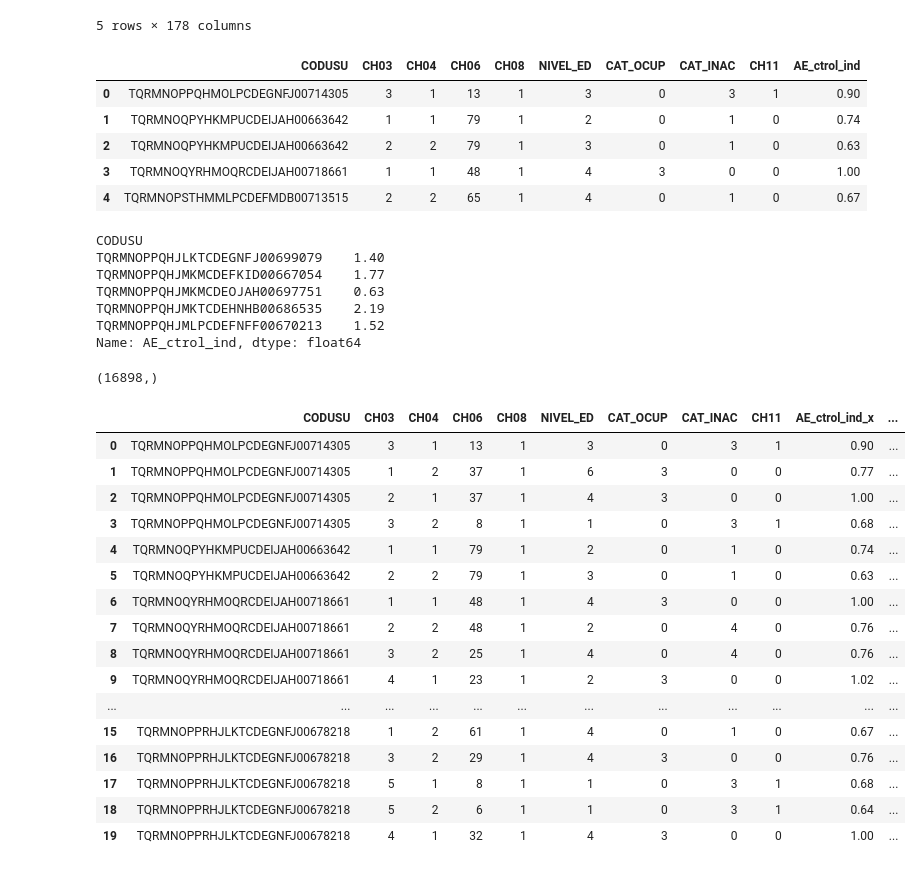
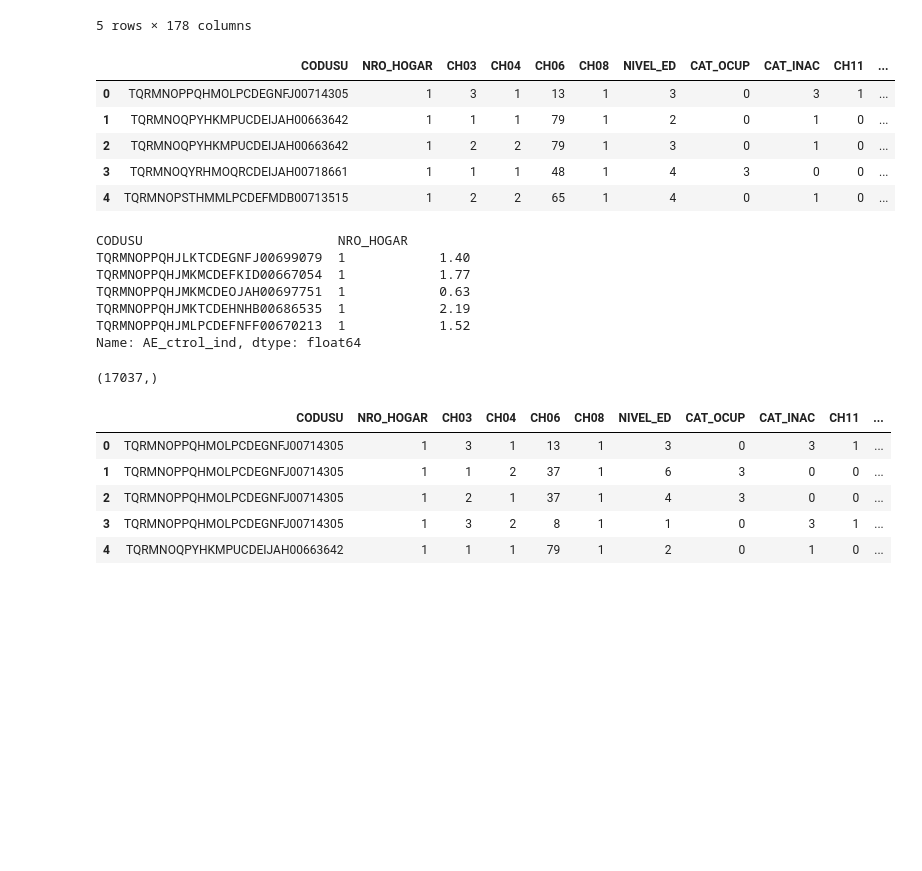
Before and after one commit to practigol/trabajo_final, a Jupyter notebook: crear_dataset.ipynb, the cells around one changed output. Saved outputs shown, nothing was run; the diff lists cells and outputs as text; code cells hidden in the pictures; blank space fills up the shorter version.

```diff
--- a/crear_dataset.ipynb
+++ b/crear_dataset.ipynb
@@ -78,15 +84,17 @@ df_individual.head()
 | 4 | TQRMNOPSTHMMLPCDEFMDB00713515 | 2021 | 4 | 1 | 2 | 1 | 43 | N | 6 | 87 | ... |
 5 rows × 178 columns
 # %%
-df_personas = df_individual[['CODUSU','CH03','CH04','CH06','CH08','NIVEL_ED','CAT_OCUP','CAT_INAC','CH11','AE_ctrol_ind']]
+#seleccionamos solo las columnas que nos interesan para este estudio (ver archivo "EPH_registro_4T2021.pdf")
+
+df_personas = df_individual[['CODUSU','NRO_HOGAR','CH03','CH04','CH06','CH08','NIVEL_ED','CAT_OCUP','CAT_INAC','CH11','AE_ctrol_ind']]
 # %%
 df_personas.head()
 # %% [output]
-|  | CODUSU | CH03 | CH04 | CH06 | CH08 | NIVEL_ED | CAT_OCUP | CAT_INAC | CH11 | AE_ctrol_ind |
-| 0 | TQRMNOPPQHMOLPCDEGNFJ00714305 | 3 | 1 | 13 | 1 | 3 | 0 | 3 | 1 | 0.90 |
-| 1 | TQRMNOQPYHKMPUCDEIJAH00663642 | 1 | 1 | 79 | 1 | 2 | 0 | 1 | 0 | 0.74 |
-| 2 | TQRMNOQPYHKMPUCDEIJAH00663642 | 2 | 2 | 79 | 1 | 3 | 0 | 1 | 0 | 0.63 |
-| 3 | TQRMNOQYRHMOQRCDEIJAH00718661 | 1 | 1 | 48 | 1 | 4 | 3 | 0 | 0 | 1.00 |
-| 4 | TQRMNOPSTHMMLPCDEFMDB00713515 | 2 | 2 | 65 | 1 | 4 | 0 | 1 | 0 | 0.67 |
+|  | CODUSU | NRO_HOGAR | CH03 | CH04 | CH06 | CH08 | NIVEL_ED | CAT_OCUP | CAT_INAC | CH11 | ... |
+| 0 | TQRMNOPPQHMOLPCDEGNFJ00714305 | 1 | 3 | 1 | 13 | 1 | 3 | 0 | 3 | 1 | ... |
+| 1 | TQRMNOQPYHKMPUCDEIJAH00663642 | 1 | 1 | 1 | 79 | 1 | 2 | 0 | 1 | 0 | ... |
+| 2 | TQRMNOQPYHKMPUCDEIJAH00663642 | 1 | 2 | 2 | 79 | 1 | 3 | 0 | 1 | 0 | ... |
+| 3 | TQRMNOQYRHMOQRCDEIJAH00718661 | 1 | 1 | 1 | 48 | 1 | 4 | 3 | 0 | 0 | ... |
+| 4 | TQRMNOPSTHMMLPCDEFMDB00713515 | 1 | 2 | 2 | 65 | 1 | 4 | 0 | 1 | 0 | ... |
 # %%
 df_personas.to_csv('personas.csv')
@@ -95,36 +101,31 @@ df_suma = df_personas.groupby("CODUSU").AE_ctrol_ind.sum()
+# %%
+#sumamos el % de cada persona que compone el hogar (las variables CODUSU y NRO_HOGAR identifican a cada hogar)
+
+df_suma = df_personas.groupby(['CODUSU','NRO_HOGAR']).AE_ctrol_ind.sum()
 # %%
-df_personas.head()
+df_suma.head()
 # %% [output]
-CODUSU
-TQRMNOPPQHJLKTCDEGNFJ00699079    1.40
-TQRMNOPPQHJMKMCDEFKID00667054    1.77
-TQRMNOPPQHJMKMCDEOJAH00697751    0.63
-TQRMNOPPQHJMKTCDEHNHB00686535    2.19
-TQRMNOPPQHJMLPCDEFNFF00670213    1.52
+CODUSU                         NRO_HOGAR
+TQRMNOPPQHJLKTCDEGNFJ00699079  1            1.40
+TQRMNOPPQHJMKMCDEFKID00667054  1            1.77
+TQRMNOPPQHJMKMCDEOJAH00697751  1            0.63
+TQRMNOPPQHJMKTCDEHNHB00686535  1            2.19
+TQRMNOPPQHJMLPCDEFNFF00670213  1            1.52
 Name: AE_ctrol_ind, dtype: float64
 # %%
 df_suma.shape
 # %% [output]
-(16898,)
+(17037,)
 # %%
-df_personas_suma = pd.merge(df_personas, df_suma, on='CODUSU')
+#unimos los dos dataframes según las variables CODUSU y NRO_HOGAR
+
+df_personas_suma = pd.merge(df_personas, df_suma, on=['CODUSU','NRO_HOGAR'])
 # %%
-df_personas_suma.head(20)
+df_personas_suma.head()
 # %% [output]
-|  | CODUSU | CH03 | CH04 | CH06 | CH08 | NIVEL_ED | CAT_OCUP | CAT_INAC | CH11 | AE_ctrol_ind_x | ... |
-| 0 | TQRMNOPPQHMOLPCDEGNFJ00714305 | 3 | 1 | 13 | 1 | 3 | 0 | 3 | 1 | 0.90 | ... |
-| 1 | TQRMNOPPQHMOLPCDEGNFJ00714305 | 1 | 2 | 37 | 1 | 6 | 3 | 0 | 0 | 0.77 | ... |
-| 2 | TQRMNOPPQHMOLPCDEGNFJ00714305 | 2 | 1 | 37 | 1 | 4 | 3 | 0 | 0 | 1.00 | ... |
-| 3 | TQRMNOPPQHMOLPCDEGNFJ00714305 | 3 | 2 | 8 | 1 | 1 | 0 | 3 | 1 | 0.68 | ... |
-| 4 | TQRMNOQPYHKMPUCDEIJAH00663642 | 1 | 1 | 79 | 1 | 2 | 0 | 1 | 0 | 0.74 | ... |
-| 5 | TQRMNOQPYHKMPUCDEIJAH00663642 | 2 | 2 | 79 | 1 | 3 | 0 | 1 | 0 | 0.63 | ... |
-| 6 | TQRMNOQYRHMOQRCDEIJAH00718661 | 1 | 1 | 48 | 1 | 4 | 3 | 0 | 0 | 1.00 | ... |
-| 7 | TQRMNOQYRHMOQRCDEIJAH00718661 | 2 | 2 | 48 | 1 | 2 | 0 | 4 | 0 | 0.76 | ... |
-| 8 | TQRMNOQYRHMOQRCDEIJAH00718661 | 3 | 2 | 25 | 1 | 4 | 0 | 4 | 0 | 0.76 | ... |
-| 9 | TQRMNOQYRHMOQRCDEIJAH00718661 | 4 | 1 | 23 | 1 | 2 | 3 | 0 | 0 | 1.02 | ... |
-| ... | ... | ... | ... | ... | ... | ... | ... | ... | ... | ... | ... |
-| 15 | TQRMNOPPRHJLKTCDEGNFJ00678218 | 1 | 2 | 61 | 1 | 4 | 0 | 1 | 0 | 0.67 | ... |
-| 16 | TQRMNOPPRHJLKTCDEGNFJ00678218 | 3 | 2 | 29 | 1 | 4 | 3 | 0 | 0 | 0.76 | ... |
-| 17 | TQRMNOPPRHJLKTCDEGNFJ00678218 | 5 | 1 | 8 | 1 | 1 | 0 | 3 | 1 | 0.68 | ... |
-| 18 | TQRMNOPPRHJLKTCDEGNFJ00678218 | 5 | 2 | 6 | 1 | 1 | 0 | 3 | 1 | 0.64 | ... |
-| 19 | TQRMNOPPRHJLKTCDEGNFJ00678218 | 4 | 1 | 32 | 1 | 4 | 3 | 0 | 0 | 1.00 | ... |
+|  | CODUSU | NRO_HOGAR | CH03 | CH04 | CH06 | CH08 | NIVEL_ED | CAT_OCUP | CAT_INAC | CH11 | ... |
+| 0 | TQRMNOPPQHMOLPCDEGNFJ00714305 | 1 | 3 | 1 | 13 | 1 | 3 | 0 | 3 | 1 | ... |
+| 1 | TQRMNOPPQHMOLPCDEGNFJ00714305 | 1 | 1 | 2 | 37 | 1 | 6 | 3 | 0 | 0 | ... |
+| 2 | TQRMNOPPQHMOLPCDEGNFJ00714305 | 1 | 2 | 1 | 37 | 1 | 4 | 3 | 0 | 0 | ... |
+| 3 | TQRMNOPPQHMOLPCDEGNFJ00714305 | 1 | 3 | 2 | 8 | 1 | 1 | 0 | 3 | 1 | ... |
+| 4 | TQRMNOQPYHKMPUCDEIJAH00663642 | 1 | 1 | 1 | 79 | 1 | 2 | 0 | 1 | 0 | ... |
```
Also changed, not shown: parts of 38 cells of this notebook.
